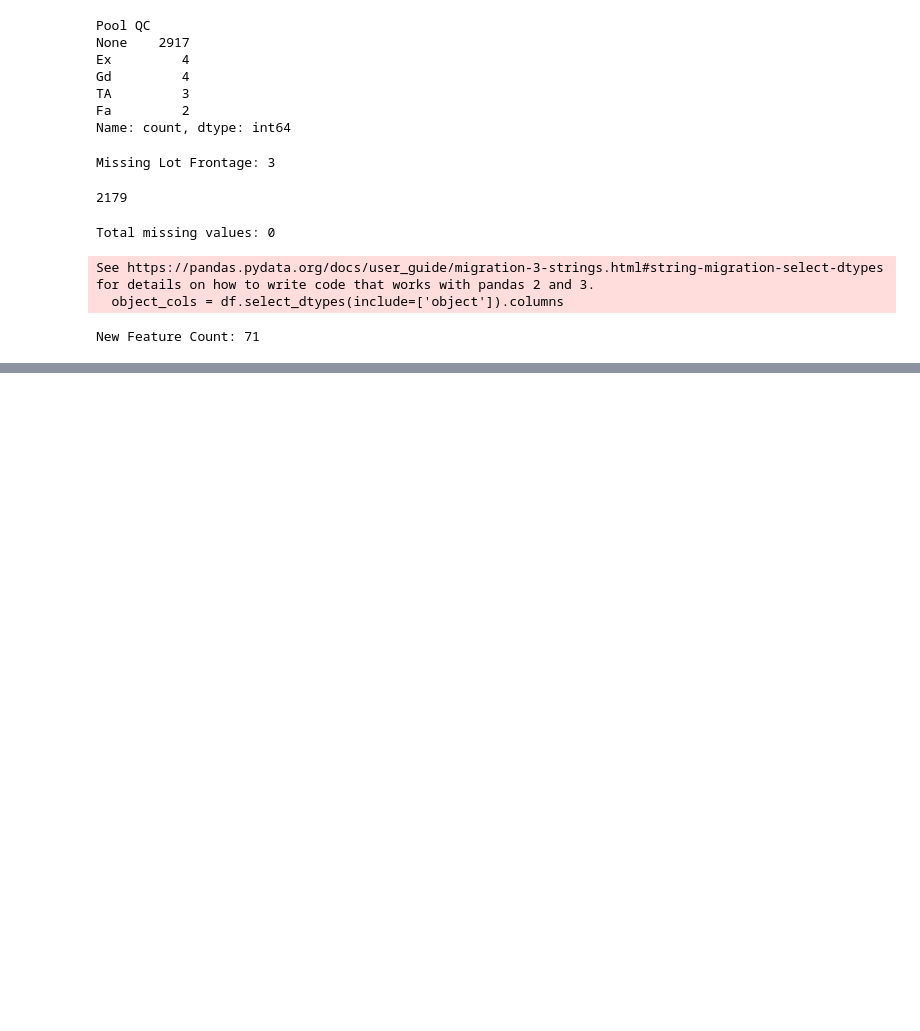
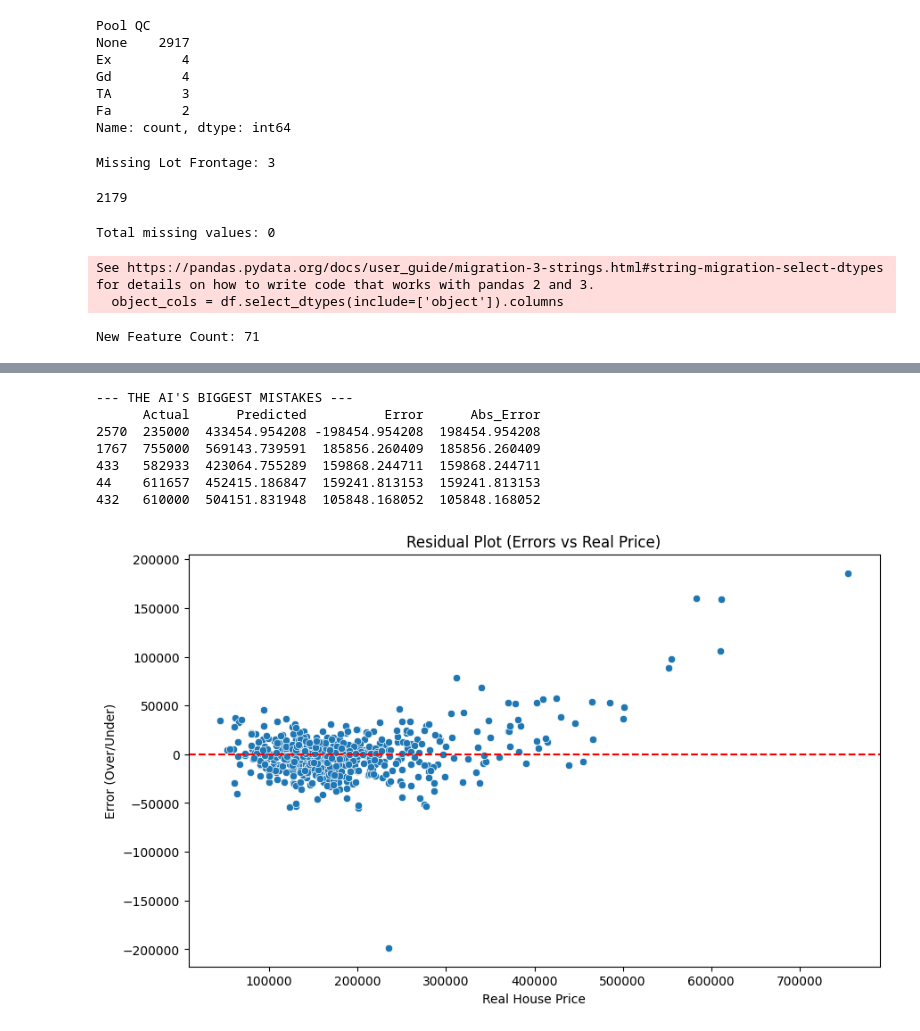
Before and after one commit to pfunzom61-cmd/HousePriceProg, a Jupyter notebook: notebooks/01_eda.ipynb, the cells around one changed output, grey strips where cells are left out. Saved outputs shown, nothing was run; the diff lists cells and outputs as text; code cells hidden in the pictures; blank space fills up the shorter version.

```diff
--- a/notebooks/01_eda.ipynb
+++ b/notebooks/01_eda.ipynb
@@ -195,0 +358,6 @@ New Feature Count: 71
+# %%
+# Drop the 3 outliers that have massive area but low price
+df = df.drop(outliers.index, errors='ignore')
+
+# Verify the size (It should be 2927 if it started at 2930)
+print(f"New dataframe size: {df.shape}")
@@ -195,0 +381,15 @@ New Feature Count: 71
+# %%
+# 1. RE-ENCODE: Convert the new 'Other' categories into 1s and 0s
+df_final = pd.get_dummies(df, drop_first=True)
+
+# 2. RE-SPLIT: 80% to learn, 20% to test
+X = df_final.drop('SalePrice', axis=1)
+y = df_final['SalePrice']
+X_train, X_test, y_train, y_test = train_test_split(X, y, test_size=0.2, random_state=42)
+
+# 3. RE-SCALE: Give every feature an equal 'voice'
+scaler = StandardScaler()
+X_train_scaled = scaler.fit_transform(X_train)
+X_test_scaled = scaler.transform(X_test)
+
+print(f"Final Cleaned Shape: {df_final.shape}")
@@ -195,0 +440,29 @@ New Feature Count: 71
+# %%
+# 1. Calculate the 'Residuals' (Real Price - Predicted Price)
+residuals = y_test - final_preds
+
+# 2. Find the Top 5 'Biggest Blunders'
+# We use absolute values because being $100k under is just as bad as $100k over.
+errors_df = pd.DataFrame({'Actual': y_test, 'Predicted': final_preds, 'Error': residuals})
+errors_df['Abs_Error'] = errors_df['Error'].abs()
+
+print("--- THE AI'S BIGGEST MISTAKES ---")
+print(errors_df.sort_values(by='Abs_Error', ascending=False).head(5))
+
+# 3. Visualize the 'Residual Plot'
+plt.figure(figsize=(10,6))
+sns.scatterplot(x=y_test, y=residuals)
+plt.axhline(y=0, color='r', linestyle='--')
+plt.title("Residual Plot (Errors vs Real Price)")
+plt.xlabel("Real House Price")
+plt.ylabel("Error (Over/Under)")
+plt.show()
+# %% [output]
+--- THE AI'S BIGGEST MISTAKES ---
+      Actual      Predicted          Error      Abs_Error
+2570  235000  433454.954208 -198454.954208  198454.954208
+1767  755000  569143.739591  185856.260409  185856.260409
+433   582933  423064.755289  159868.244711  159868.244711
+44    611657  452415.186847  159241.813153  159241.813153
+432   610000  504151.831948  105848.168052  105848.168052
+[figure, added]
```
Also changed, not shown: parts of 17 cells of this notebook, 3 other files.
